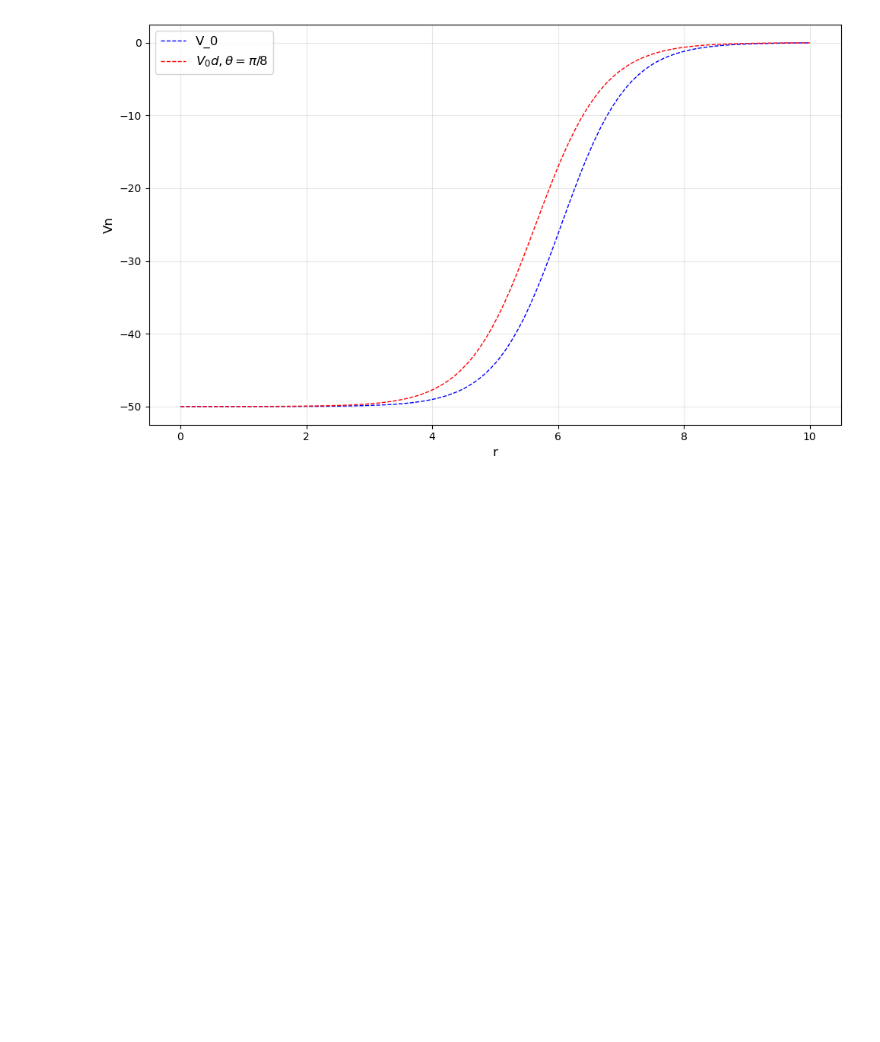
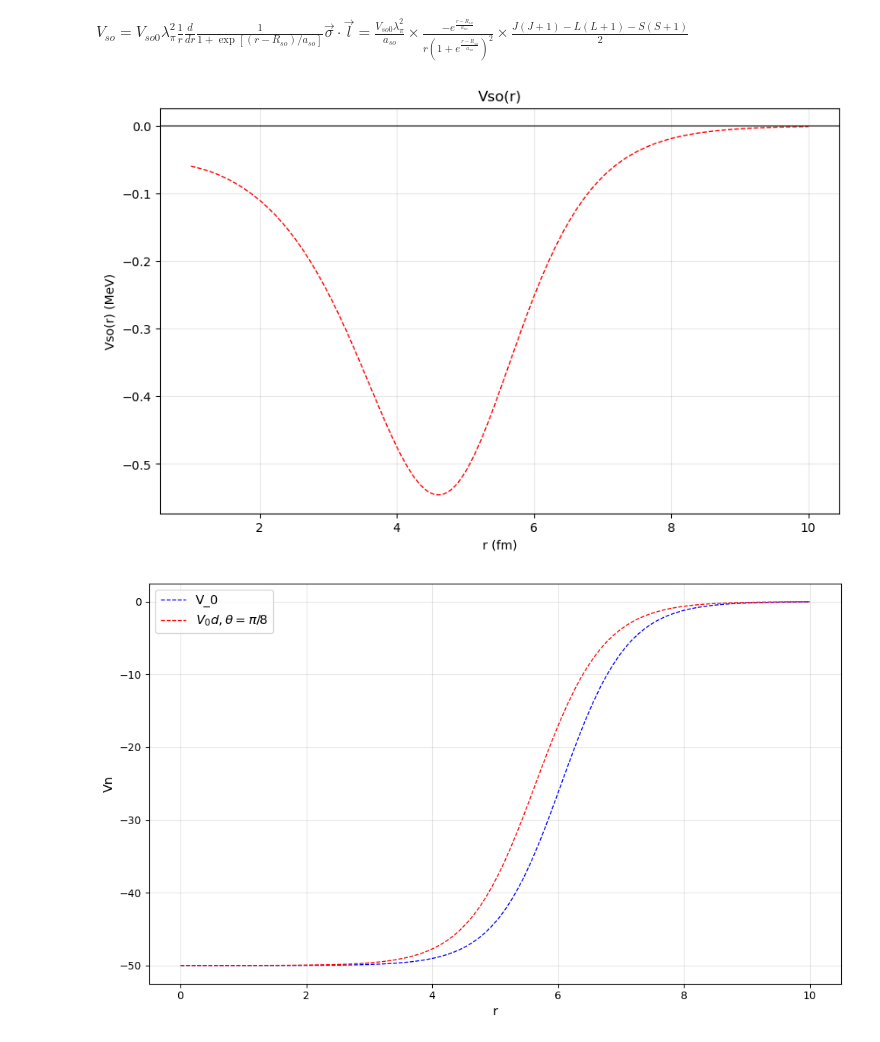
Before and after one commit to Duohereshui99/fit.test, a Jupyter notebook: ff/ff.ipynb, the cells around one changed output. Drawn from its saved outputs; the diff is of its cells as text; code cells hidden in the pictures; blank space fills up the shorter version.

```diff
--- a/ff/ff.ipynb
+++ b/ff/ff.ipynb
@@ -21,3 +21,7 @@ $ans=\frac{1}{(2l+1)\sin\theta}\left [l(l-m+1)\frac{N_{l,m}}{N_{l+1,m}}Y_{l+1,m}
+# %% [markdown]
+$V_{so}=V_{so0}\lambda_\pi^2\frac{1}{r}\frac{d}{dr}\frac{1}{1+\exp[(r-R_{so})/a_{so}]}\vec{\sigma}\cdot\vec{l}=\frac{V_{so0}\lambda_\pi^2}{a_{so}}\times \frac{-e^{\frac{r-R_{so}}{a_{so}}}}{r(1+e^{\frac{r-R_{so}}{a_{so}}})^2}\times\frac{J(J+1)-L(L+1)-S(S+1)}{2}$
+# %%
+Vso0=6.2 ; rso=1.01*(A1)**(1/3) ; aso=0.75 ; lambda_pi=np.sqrt(2)
 # %%
 Nlm=lambda l,m: np.sqrt((2*l+1)/(4*np.pi)*factorial(l-m)/factorial(l+m))
 #derivative of Ylm on theta, theta exists on the denominator, so use epsilon to avoid division by zero
@@ -25,7 +29,7 @@ def dYlm(l,m,theta,phi):
     epsilon=1e-20
     return (1/(2*l+1)/(np.sin(theta)+epsilon))*(l*(l-m+1)*Nlm(l,m)/Nlm(l+1,m)*sph_harm(m,l+1,phi,theta)-(l+1)*(l+m)*Nlm(l,m)/Nlm(l-1,m)*sph_harm(m,l-1,phi,theta))
 
-
+#deformed potential,with deformed paras beta, polarization params beta_tilde
 def Vn(V0,r0,a0,beta2,beta4,beta2_tilde,beta4_tilde,r,theta):
     Y20=sph_harm(0, 2, 0, theta)  #sph_harm(m,l,phi,theta)
     Y40=sph_harm(0, 4, 0, theta)
@@ -42,6 +46,30 @@ def Vn(V0,r0,a0,beta2,beta4,beta2_tilde,beta4_tilde,r,theta):
     a0_theta=a0*np.sqrt(1+(1/r0_theta*dr0_theta)**2)*(1+beta2_tilde*Y20+beta4_tilde*Y40)
 
     return -V0/(1+np.exp((r-r0_theta)/a0_theta))
+
+#V_{so}, with lambda_pi being the wave number of pion
+def Vso(Vso0,rso,aso,lambda_pi,L,S,J,r):
+    return Vso0*lambda_pi**2/aso*(-np.exp((r-rso)/aso)/(r*(1+np.exp((r-rso)/aso))**2))*(J*(J+1)-L*(L+1)-S*(S+1))/2
+# %%
+J=1 ; S=1/2 ; L=0
+# %%
+# 创建径向距离数组
+r_values = np.linspace(1, 10, 500)
+
+# 计算自旋轨道耦合势
+Vso_values = Vso(Vso0, rso, aso, lambda_pi, L, S, J, r_values)
+
+# 绘制图像
+plt.figure(figsize=(10, 6))
+plt.plot(r_values, Vso_values, 'r--', linewidth=1)
+plt.xlabel('r (fm)')
+plt.ylabel('Vso(r) (MeV)')
+plt.title('Vso(r)')
+plt.grid(True, alpha=0.3)
+plt.axhline(y=0, color='black', linestyle='-', alpha=0.5)
+plt.show()
+# %% [output]
+[figure, added]
 # %%
 # 参数设置
 V0 = 50
```
Also changed, not shown: parts of 3 cells of this notebook.
